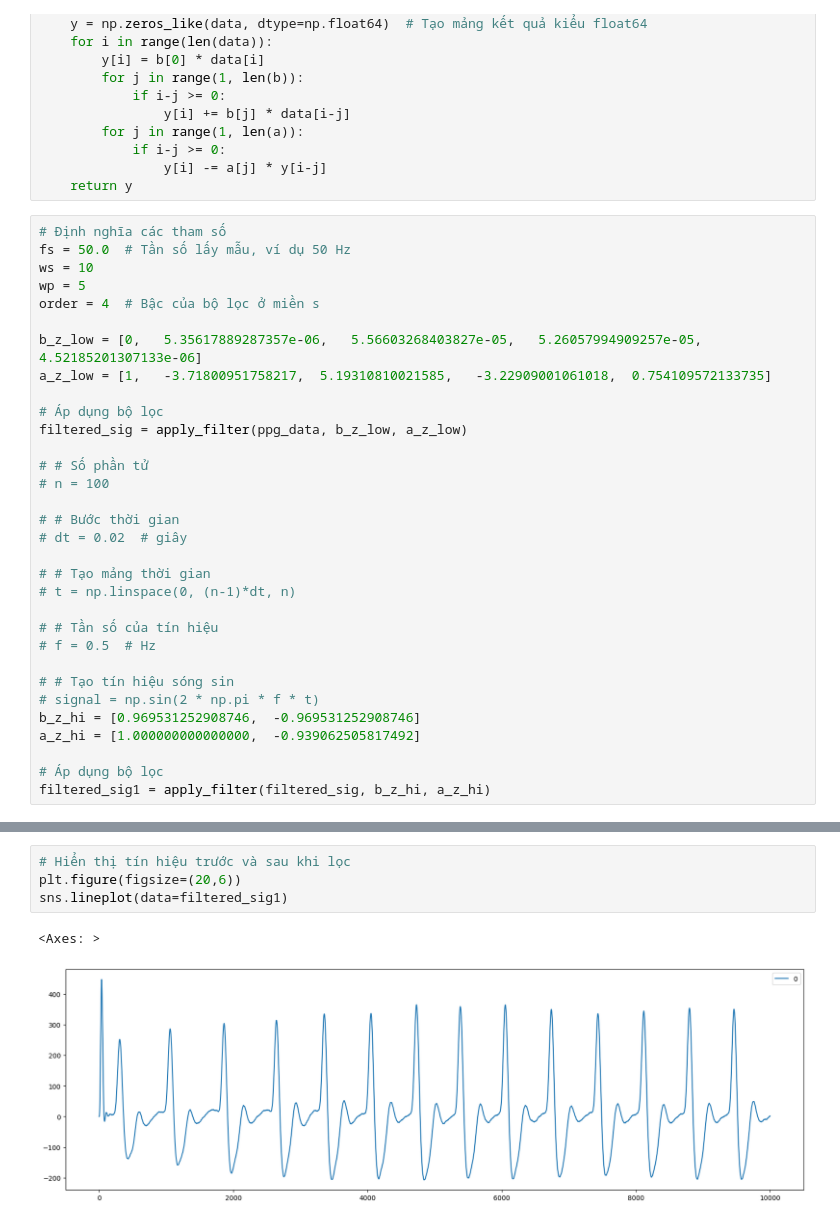
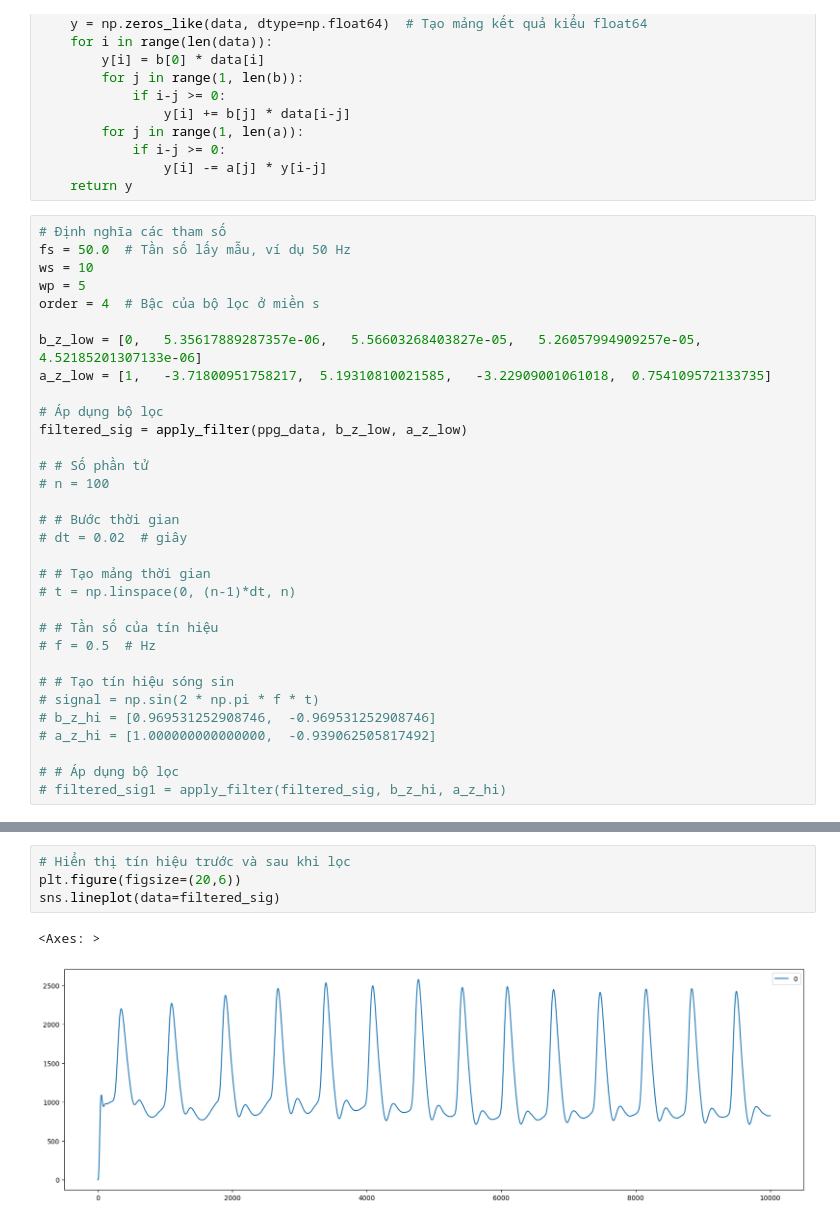
Before and after one commit to xuanvietcse/pulse_oximetry, a Jupyter notebook: data/analysist/bandpass_filter.ipynb, the cells around one changed output, grey strips where cells are left out. Saved outputs shown, nothing was run; the diff lists cells and outputs as text.

Commit message:
chore: Replot graph with no highpass filter

```diff
--- a/data/analysist/bandpass_filter.ipynb
+++ b/data/analysist/bandpass_filter.ipynb
@@ -85,11 +85,11 @@ filtered_sig = apply_filter(ppg_data, b_z_low, a_z_low)
 
 # # Tạo tín hiệu sóng sin
 # signal = np.sin(2 * np.pi * f * t)
-b_z_hi = [0.969531252908746,  -0.969531252908746]
-a_z_hi = [1.000000000000000,  -0.939062505817492]
+# b_z_hi = [0.969531252908746,  -0.969531252908746]
+# a_z_hi = [1.000000000000000,  -0.939062505817492]
 
-# Áp dụng bộ lọc
-filtered_sig1 = apply_filter(filtered_sig, b_z_hi, a_z_hi)
+# # Áp dụng bộ lọc
+# filtered_sig1 = apply_filter(filtered_sig, b_z_hi, a_z_hi)
 # %%
 print(filtered_sig)
 print(ppg_data)
@@ -114,7 +114,7 @@ print(ppg_data)
 # %%
 # Hiển thị tín hiệu trước và sau khi lọc
 plt.figure(figsize=(20,6))
-sns.lineplot(data=filtered_sig1)
+sns.lineplot(data=filtered_sig)
 # %% [output]
 <Axes: >
-[figure, old version]
+[figure, new version]
```
